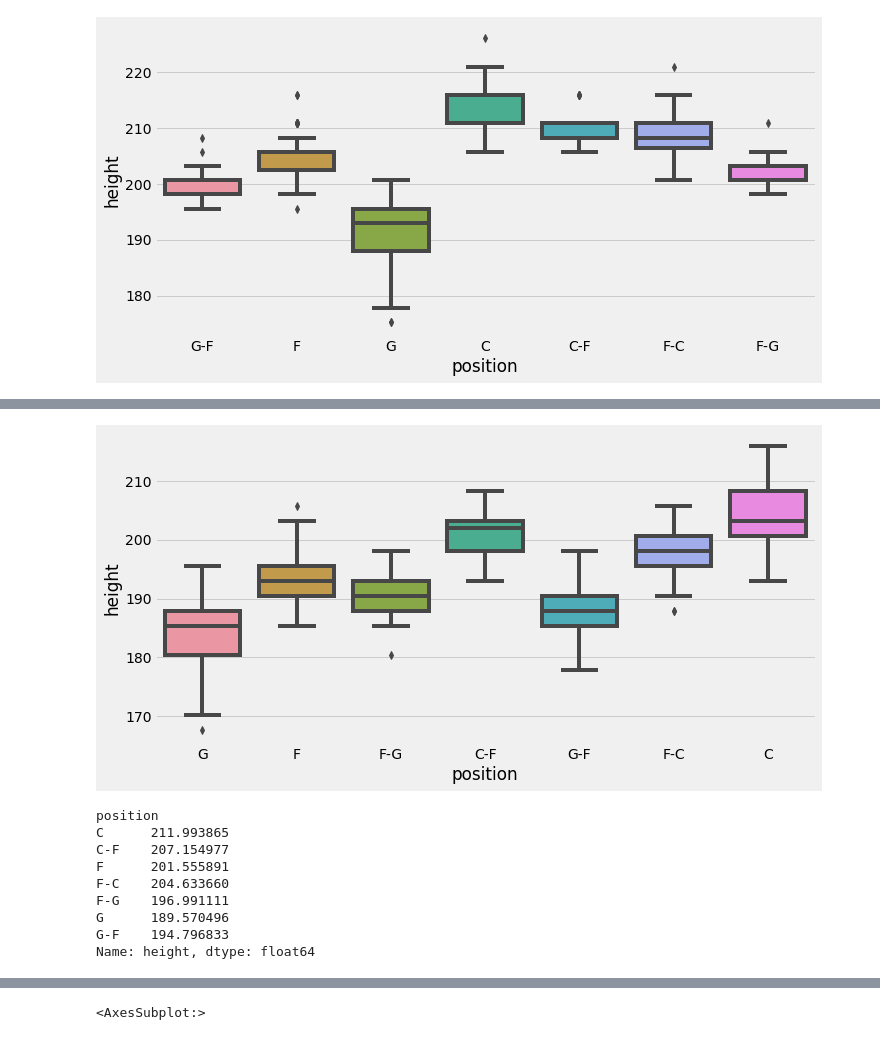
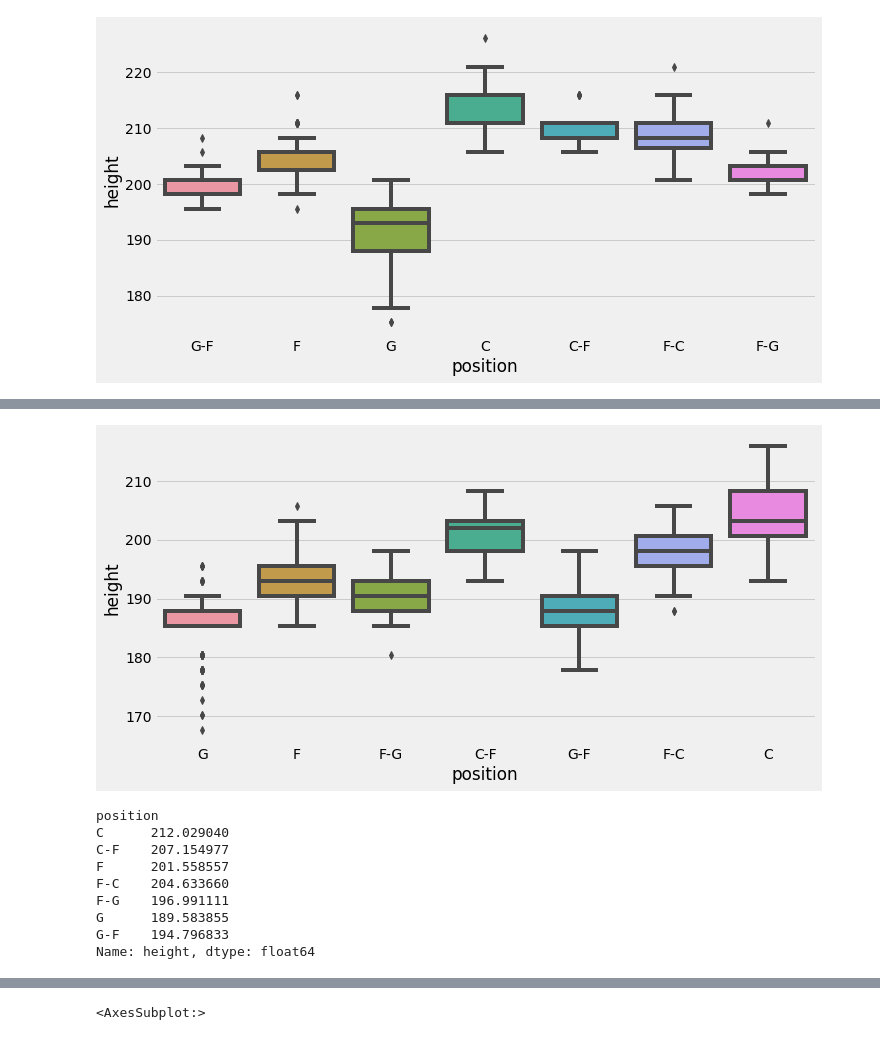
Before and after one commit to kuriousrajib/Sports-Analytics, a Jupyter notebook: NBA_Height_Weight_Analysis.ipynb, the cells around one changed output, grey strips where cells are left out. Drawn from its saved outputs; the diff is of its cells as text; code cells hidden in the pictures.

```diff
--- a/NBA_Height_Weight_Analysis.ipynb
+++ b/NBA_Height_Weight_Analysis.ipynb
@@ -72,0 +82,2 @@ players.describe()
+# %%
+players = players.dropna()
@@ -103,0 +137,3 @@ players_c.plot(x = 'year_start', y = 'height', kind = 'bar');
+# %%
+players_1950 = players[players['year_start'] < 1960]
+players_1950.head()
@@ -210,17 +243,17 @@ sb.catplot(x="position", y="height", kind="box", data = players_1990, height = 5
 # %%
-sb.catplot(x="position", y="height", kind="box", data = players_1960, height = 5, aspect = 2);
+sb.catplot(x="position", y="height", kind="box", data = players_1950, height = 5, aspect = 2);
 # %% [output]
-[figure, old version]
+[figure, new version]
 # %%
 players.groupby('position').height.mean()
 # %% [output]
 position
-C      211.993865
+C      212.029040
 C-F    207.154977
-F      201.555891
+F      201.558557
 F-C    204.633660
 F-G    196.991111
-G      189.570496
+G      189.583855
 G-F    194.796833
 Name: height, dtype: float64
 # %%
```
Also changed, not shown: parts of 46 cells of this notebook.
